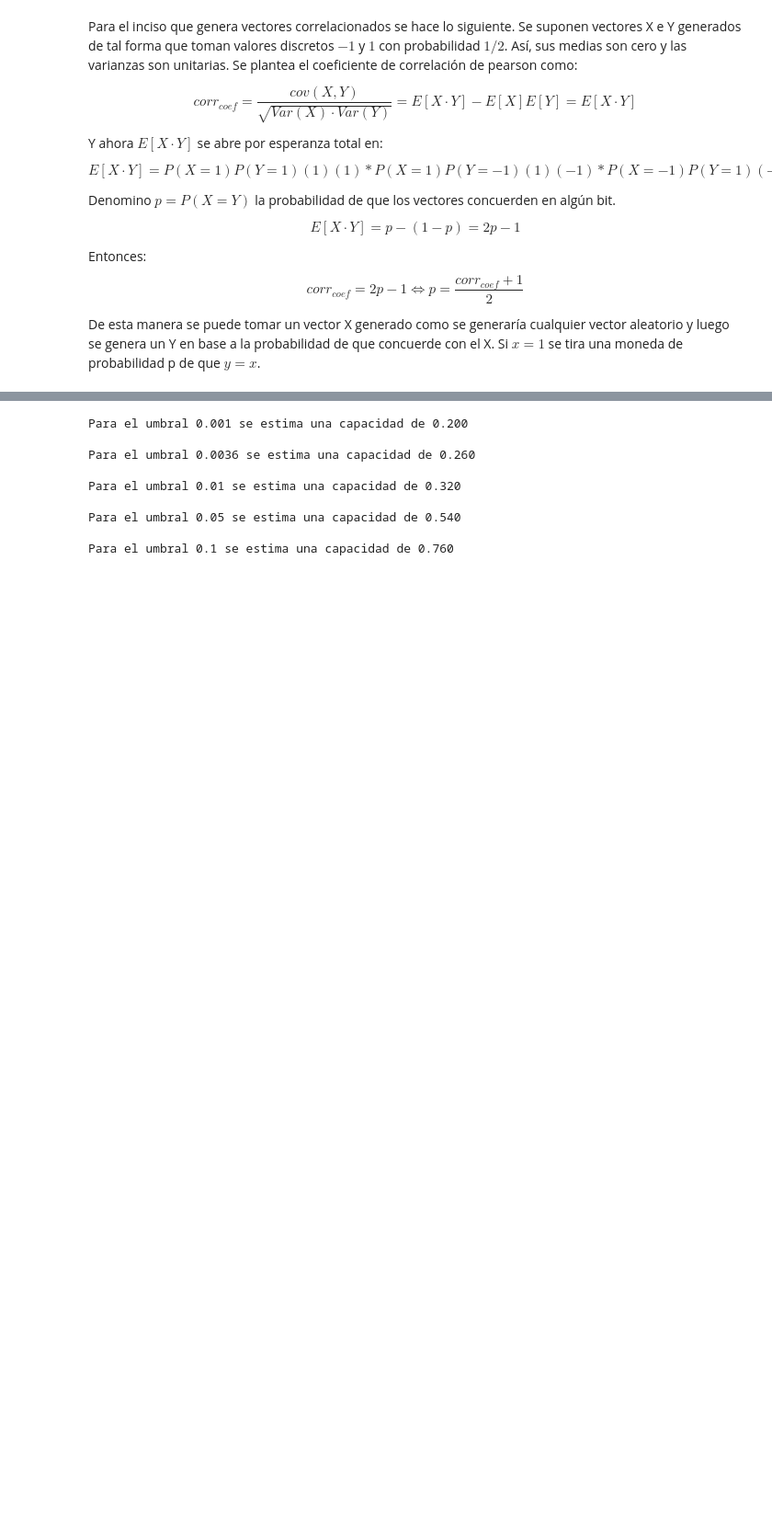
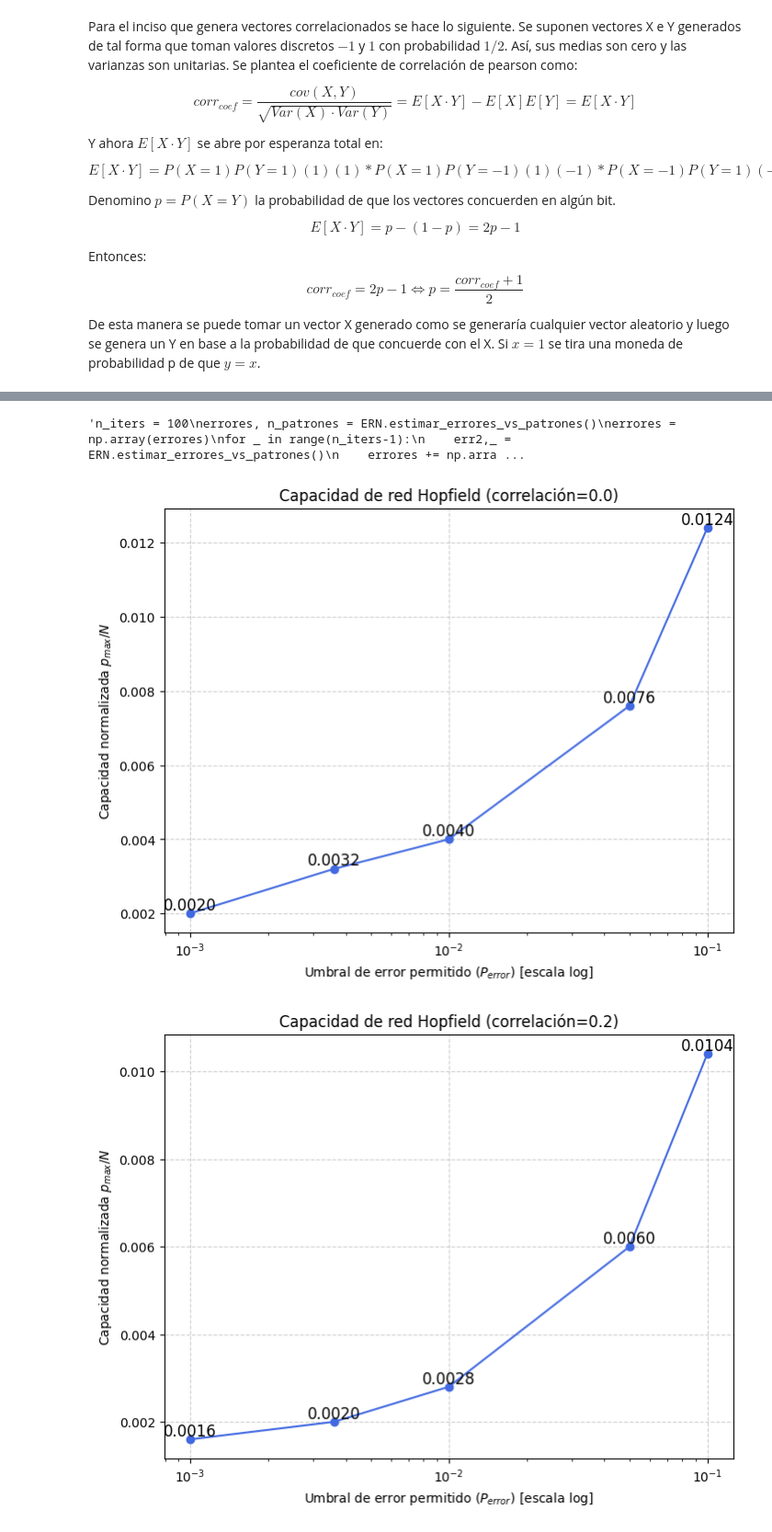
Before and after one commit to Icavicchioli/Redes-neuronales, a Jupyter notebook: Ej2_tp1.ipynb, the cells around one changed output, grey strips where cells are left out. Shown at 92% size. Drawn from its saved outputs; the diff is of its cells as text; code cells hidden in the pictures; blank space fills up the shorter version.

```diff
--- a/Ej2_tp1.ipynb
+++ b/Ej2_tp1.ipynb
@@ -274,26 +284,22 @@ para la primer prueba voy a probar con 1000 neuronas.
 # %%
-ERN = evaluacion_capacidad_red_neuronal(100)
+n_neuronas = 50
+ERN = evaluacion_capacidad_red_neuronal(n_neuronas)
 # %%
-n_iters = 100
+"""n_iters = 100
 errores, n_patrones = ERN.estimar_errores_vs_patrones()
 errores = np.array(errores)
 for _ in range(n_iters-1):
     err2,_ = ERN.estimar_errores_vs_patrones()
     errores += np.array(err2)
 errores = errores / 50
+
+
+umbrales =  [0.001,0.0036,0.01,0.05,0.1]
+n_neuronas = 50
+capacidades = []
+for umbral in umbrales:
+    cap = ERN.capacidad_dada_proba(errores, n_patrones, umbral)
+    capacidades_correlacion_cero.append(cap)
+    #print(f"Para el umbral {umbral} se estima una capacidad de {cap/n_neuronas:.3f}\n")"""
+# %% [output]
+'n_iters = 100\nerrores, n_patrones = ERN.estimar_errores_vs_patrones()\nerrores = np.array(errores)\nfor _ in range(n_iters-1):\n    err2,_ = ERN.estimar_errores_vs_patrones()\n    errores += np.arra ...
-# %%
-umbrales =  [0.001,0.0036,0.01,0.05,0.1]
-n_neuronas = 50
-for umbral in umbrales:
-    cap = evaluacion_capacidad_red_neuronal.capacidad_dada_proba(errores, n_patrones, umbral)
-    print(f"Para el umbral {umbral} se estima una capacidad de {cap/n_neuronas:.3f}\n")
-# %% [output]
-Para el umbral 0.001 se estima una capacidad de 0.200
-
-Para el umbral 0.0036 se estima una capacidad de 0.260
-
-Para el umbral 0.01 se estima una capacidad de 0.320
-
-Para el umbral 0.05 se estima una capacidad de 0.540
-
-Para el umbral 0.1 se estima una capacidad de 0.760
@@ -299,0 +326,43 @@ Para el umbral 0.1 se estima una capacidad de 0.760
+# %%
+# Con paso de 0.2 (menos ejecuciones, más representativo)
+resultados_00, n_patrones_00, _, capacidades_00, umbrales_00 = experimento(ERN, correlacion=0.0)
+resultados_02, n_patrones_02, _, capacidades_02, umbrales_02 = experimento(ERN, correlacion=0.2)
+resultados_04, n_patrones_04, _, capacidades_04, umbrales_04 = experimento(ERN, correlacion=0.4)
+resultados_06, n_patrones_06, _, capacidades_06, umbrales_06 = experimento(ERN, correlacion=0.6)
+resultados_08, n_patrones_08, _, capacidades_08, umbrales_08 = experimento(ERN, correlacion=0.8)
+resultados_10, n_patrones_10, _, capacidades_10, umbrales_10 = experimento(ERN, correlacion=1.0)
+# %%
+def graficar_capacidades(umbrales, capacidades, n_neuronas, correlacion=0.0):
+    """
+    Grafica la capacidad en función del umbral de error elegido.
+
+    umbrales: lista de probabilidades de error (ej: [0.001, 0.0036, ...])
+    capacidades: lista de capacidades absolutas (cantidad de patrones)
+    n_neuronas: cantidad de neuronas de la red
+    correlacion: valor de correlación usado (solo para título)
+    """
+    capacidades_norm = [c / n_neuronas for c in capacidades]
+
+    plt.figure(figsize=(8,6))
+    plt.plot(umbrales, capacidades_norm, color="royalblue", marker='o')
+
+    # etiquetas sobre cada punto
+    for u, c in zip(umbrales, capacidades_norm):
+        plt.text(u, c, f"{c:.4f}", ha='center', va='bottom', fontsize=12)
+
+    plt.ylabel("Capacidad normalizada $p_{max}/N$")
+    plt.title(f"Capacidad de red Hopfield (correlación={correlacion})")
+    plt.grid(True, linestyle="--", alpha=0.6)
+    plt.xscale("log")
+    plt.xlabel("Umbral de error permitido ($P_{error}$) [escala log]")
+    plt.show()
+# %%
+graficar_capacidades(umbrales_00, capacidades_00, n_neuronas, correlacion=0.0)
+graficar_capacidades(umbrales_02, capacidades_02, n_neuronas, correlacion=0.2)
+graficar_capacidades(umbrales_04, capacidades_04, n_neuronas, correlacion=0.4)
+graficar_capacidades(umbrales_06, capacidades_06, n_neuronas, correlacion=0.6)
+graficar_capacidades(umbrales_08, capacidades_08, n_neuronas, correlacion=0.8)
+graficar_capacidades(umbrales_10, capacidades_10, n_neuronas, correlacion=1.0)
+# %% [output]
+[figure, added]
+[figure, added]
```
Also changed, not shown: parts of 6 cells of this notebook.
